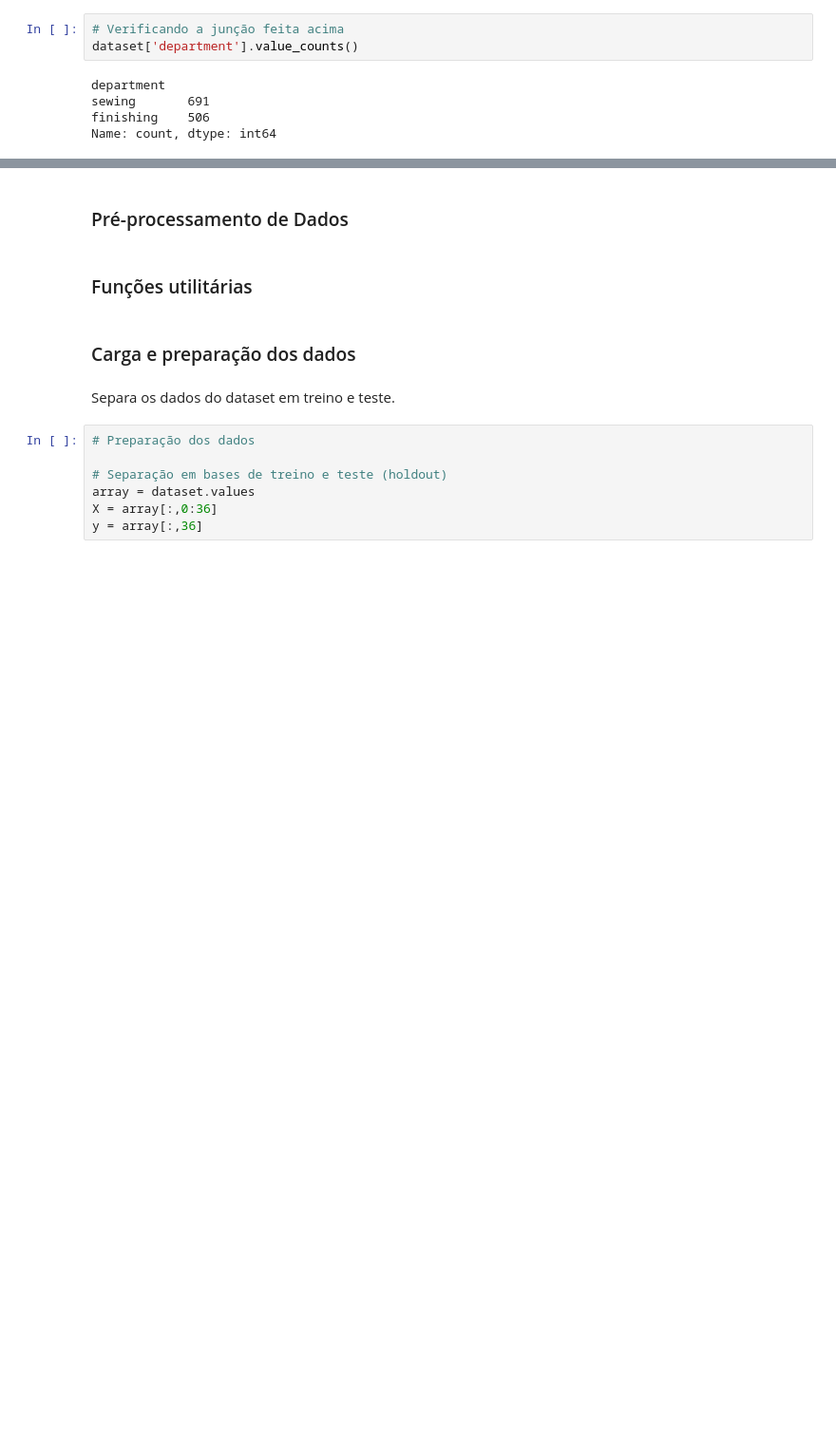
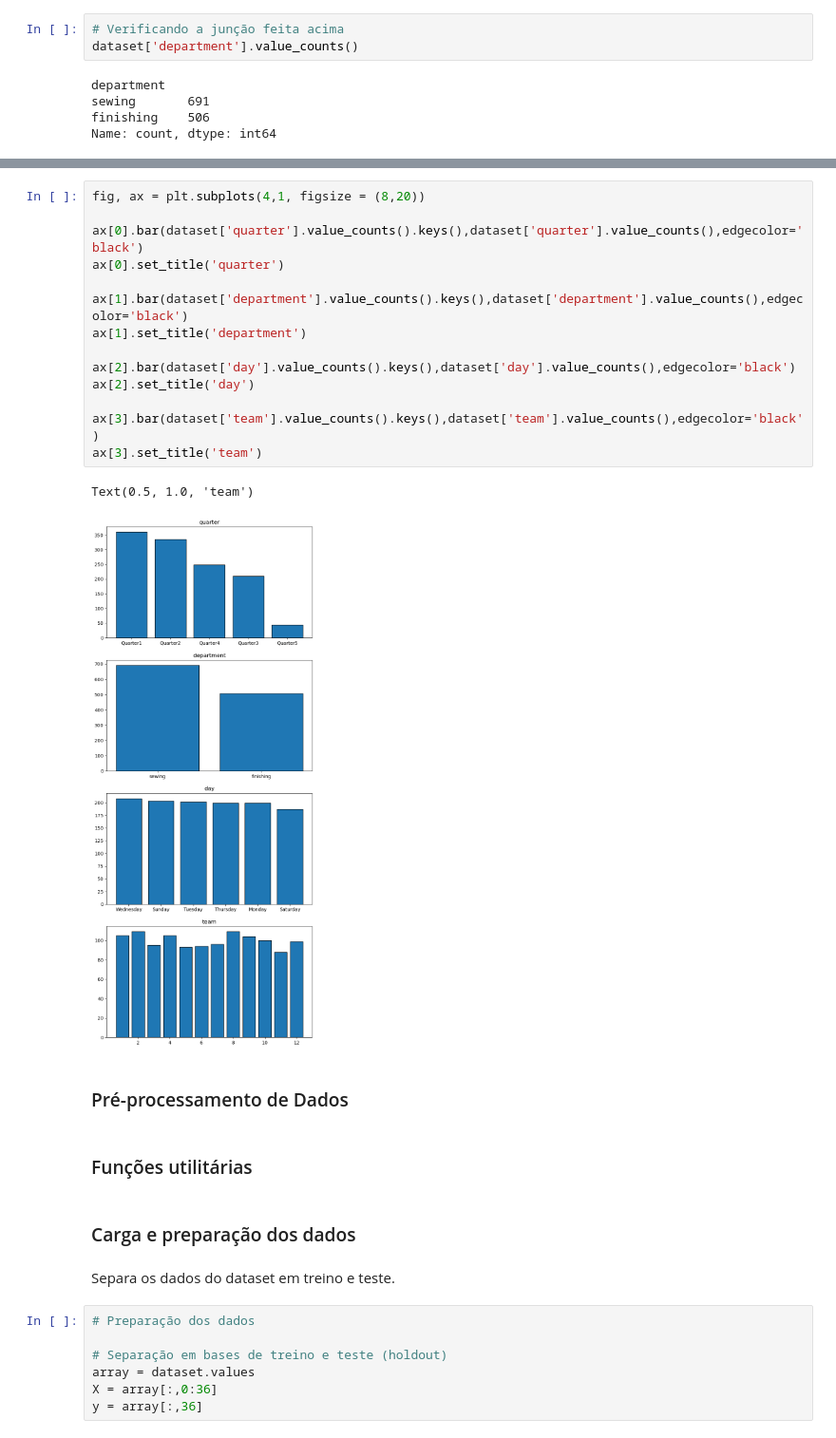
Before and after one commit to luis-rveiga/pucrj-cienciadadosanalytics, a Jupyter notebook: mvp-sprint-analise-dados/mvp-sprint-analise-dados-final.ipynb, the cells around one changed output, grey strips where cells are left out. Shown at 95% size. Saved outputs shown, nothing was run; the diff lists cells and outputs as text; blank space fills up the shorter version.

```diff
--- a/mvp-sprint-analise-dados/mvp-sprint-analise-dados-final.ipynb
+++ b/mvp-sprint-analise-dados/mvp-sprint-analise-dados-final.ipynb
@@ -160,3 +257,20 @@ Name: count, dtype: int64
+# %%
+fig, ax = plt.subplots(4,1, figsize = (8,20))
+
+ax[0].bar(dataset['quarter'].value_counts().keys(),dataset['quarter'].value_counts(),edgecolor='black')
+ax[0].set_title('quarter')
+
+ax[1].bar(dataset['department'].value_counts().keys(),dataset['department'].value_counts(),edgecolor='black')
+ax[1].set_title('department')
+
+ax[2].bar(dataset['day'].value_counts().keys(),dataset['day'].value_counts(),edgecolor='black')
+ax[2].set_title('day')
+
+ax[3].bar(dataset['team'].value_counts().keys(),dataset['team'].value_counts(),edgecolor='black')
+ax[3].set_title('team')
+# %% [output]
+Text(0.5, 1.0, 'team')
+[figure, added]
 # %% [markdown]
 ### Pré-processamento de Dados
 # %% [markdown]
```
Also changed, not shown: parts of 14 cells of this notebook.
